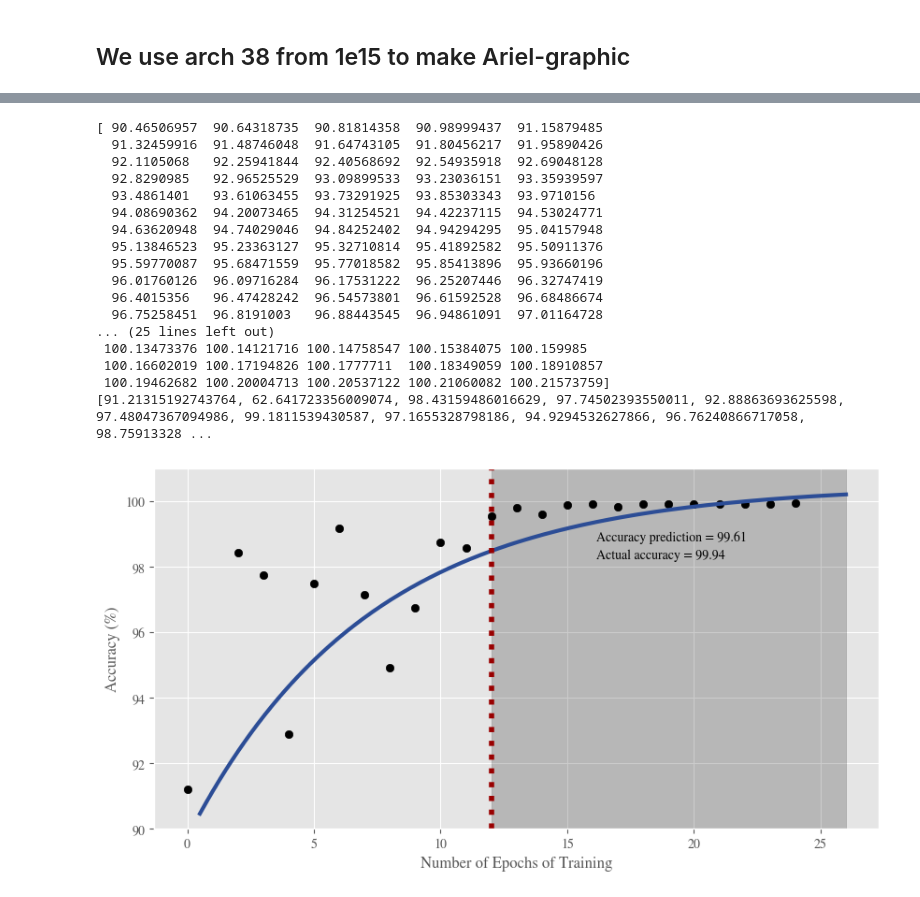
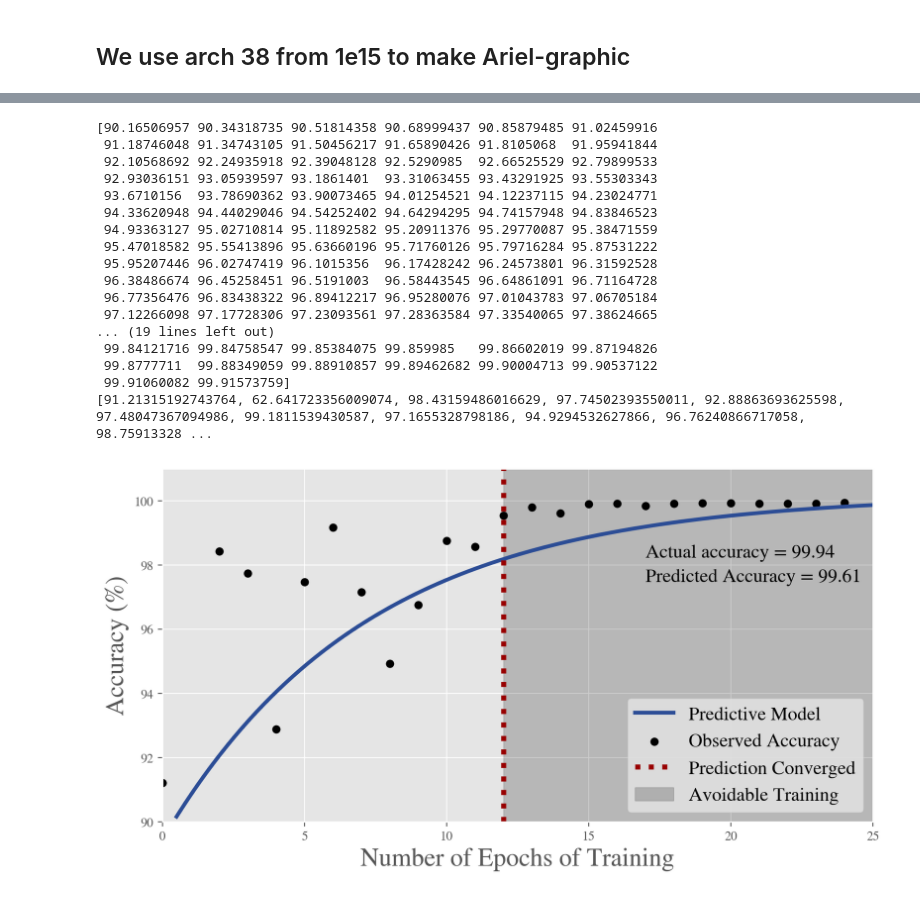
Before and after one commit to TauferLab/Reproducibility_A4NN_ICPP23, a Jupyter notebook: paper_analysis.ipynb, the cells around one changed output, grey strips where cells are left out. Cells and saved outputs as stored; diff of their text form; code cells hidden in the pictures.

Commit message:
new figure a la ariel

```diff
--- a/paper_analysis.ipynb
+++ b/paper_analysis.ipynb
@@ -621,56 +621,58 @@ print(arch_44)
 # %%
 import numpy as np
 import matplotlib.pyplot as plt
 import matplotlib.lines as mlines
 import matplotlib.transforms as mtransforms
 
 plt.rcParams['figure.figsize'] = [10, 5]
+plt.rcParams['figure.dpi'] = 200
 
-a = 100.5
+a = 100.2
 b = 1.15
 c = 17
 
 x = np.linspace(0.5,26,200)
 y=a-b**(c-x)
-print(y)
 
 epochs, fitness = arch_44['epoch'].to_list(), arch_44['val_accs'].to_list()
-print(fitness)
 prediction = 99.614529
 actual = 99.943311
 
 plt.plot(x,y,color="#2C4D96",label="Predictive Model", linewidth=3)
 
-plt.scatter(epochs, fitness, c='black', marker='o', facecolor='None')
-plt.vlines(12,90,101,colors='#990000',linestyles=":",linewidth=4, label="Prediction converged")
+plt.scatter(epochs, fitness, c='black', marker='o', facecolor='None', label='Observed Accuracy')
+plt.vlines(12,90,101,colors='#990000',linestyles=":",linewidth=4, label="Prediction Converged")
 plt.axvspan(12, 26, color = 'k', alpha = 0.2, label="Avoidable Training")
 
 # plt.legend([handles[idx] for idx in order],[labels[idx] for idx in order],loc=(0.52,0.06),labelspacing=0.4,fontsize=15)
-plt.annotate('Accuracy prediction = {:.2f}'.format(prediction), xy=(0.61, 0.80), xycoords='axes fraction')
-plt.annotate('Actual accuracy = {:.2f}'.format(actual), xy=(0.61, 0.75), xycoords='axes fraction')
+plt.annotate('Predicted Accuracy = {:.2f}'.format(prediction), xy=(0.68, 0.68), xycoords='axes fraction', fontsize=15)
+plt.annotate('Actual accuracy = {:.2f}'.format(actual), xy=(0.68, 0.75), xycoords='axes fraction', fontsize=15)
 
 plt.ylim(90, 101)
+plt.xlim(0, 25)
 
-plt.ylabel("Accuracy (%)")
-plt.xlabel("Number of Epochs of Training")
+plt.ylabel("Accuracy (%)", fontsize=20)
+plt.xlabel("Number of Epochs of Training", fontsize=20)
+plt.legend(loc='lower right', fontsize=15)
 
+plt.savefig('figures/penguin_example.png')
 plt.show()
 # %% [output]
-[ 90.46506957  90.64318735  90.81814358  90.98999437  91.15879485
-  91.32459916  91.48746048  91.64743105  91.80456217  91.95890426
-  92.1105068   92.25941844  92.40568692  92.54935918  92.69048128
-  92.8290985   92.96525529  93.09899533  93.23036151  93.35939597
-  93.4861401   93.61063455  93.73291925  93.85303343  93.9710156
-  94.08690362  94.20073465  94.31254521  94.42237115  94.53024771
-  94.63620948  94.74029046  94.84252402  94.94294295  95.04157948
-  95.13846523  95.23363127  95.32710814  95.41892582  95.50911376
-  95.59770087  95.68471559  95.77018582  95.85413896  95.93660196
-  96.01760126  96.09716284  96.17531222  96.25207446  96.32747419
-  96.4015356   96.47428242  96.54573801  96.61592528  96.68486674
-  96.75258451  96.8191003   96.88443545  96.94861091  97.01164728
-... (25 lines left out)
- 100.13473376 100.14121716 100.14758547 100.15384075 100.159985
- 100.16602019 100.17194826 100.1777711  100.18349059 100.18910857
- 100.19462682 100.20004713 100.20537122 100.21060082 100.21573759]
+[90.16506957 90.34318735 90.51814358 90.68999437 90.85879485 91.02459916
+ 91.18746048 91.34743105 91.50456217 91.65890426 91.8105068  91.95941844
+ 92.10568692 92.24935918 92.39048128 92.5290985  92.66525529 92.79899533
+ 92.93036151 93.05939597 93.1861401  93.31063455 93.43291925 93.55303343
+ 93.6710156  93.78690362 93.90073465 94.01254521 94.12237115 94.23024771
+ 94.33620948 94.44029046 94.54252402 94.64294295 94.74157948 94.83846523
+ 94.93363127 95.02710814 95.11892582 95.20911376 95.29770087 95.38471559
+ 95.47018582 95.55413896 95.63660196 95.71760126 95.79716284 95.87531222
+ 95.95207446 96.02747419 96.1015356  96.17428242 96.24573801 96.31592528
+ 96.38486674 96.45258451 96.5191003  96.58443545 96.64861091 96.71164728
+ 96.77356476 96.83438322 96.89412217 96.95280076 97.01043783 97.06705184
+ 97.12266098 97.17728306 97.23093561 97.28363584 97.33540065 97.38624665
+... (19 lines left out)
+ 99.84121716 99.84758547 99.85384075 99.859985   99.86602019 99.87194826
+ 99.8777711  99.88349059 99.88910857 99.89462682 99.90004713 99.90537122
+ 99.91060082 99.91573759]
 [91.21315192743764, 62.641723356009074, 98.43159486016629, 97.74502393550011, 92.88863693625598, 97.48047367094986, 99.1811539430587, 97.1655328798186, 94.9294532627866, 96.76240866717058, 98.75913328 ...
-[figure, old version]
+[figure, new version]
```
